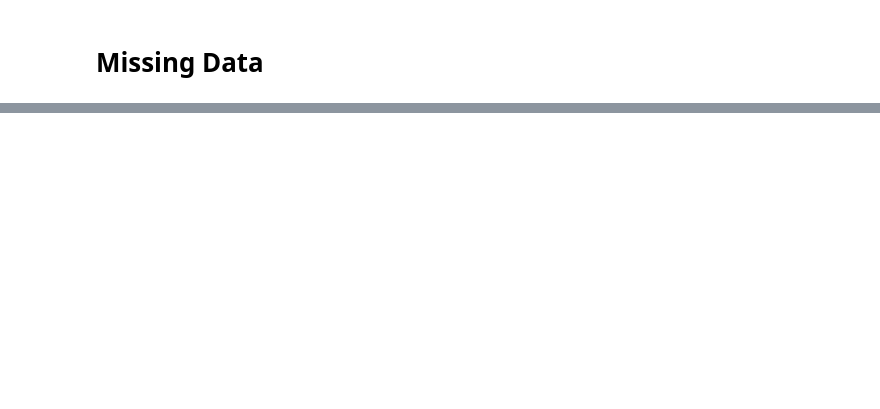
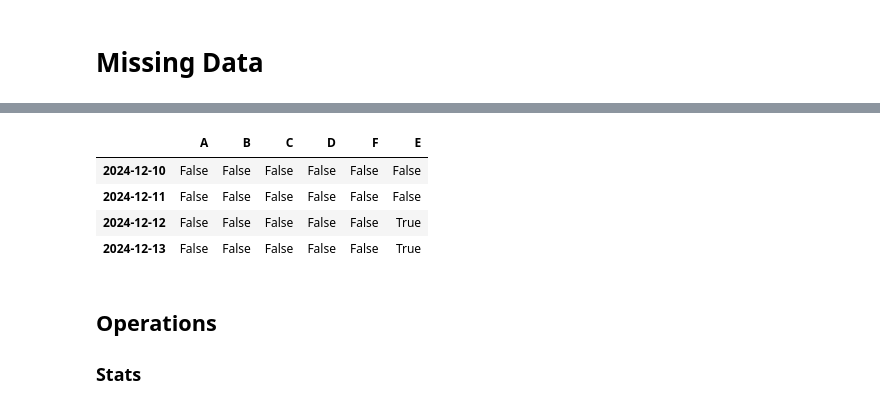
Before and after one commit to Ezrio1/playground, a Jupyter notebook: pandas/ten_m_pandas.ipynb, the cells around one changed output, grey strips where cells are left out. Saved outputs shown, nothing was run; the diff lists cells and outputs as text; code cells hidden in the pictures; blank space fills up the shorter version.

```diff
--- a/pandas/ten_m_pandas.ipynb
+++ b/pandas/ten_m_pandas.ipynb
@@ -368,0 +391,11 @@ df2
+# %%
+pd.isna(df1)
+# %% [output]
+|  | A | B | C | D | F | E |
+| 2024-12-10 | False | False | False | False | False | False |
+| 2024-12-11 | False | False | False | False | False | False |
+| 2024-12-12 | False | False | False | False | False | True |
+| 2024-12-13 | False | False | False | False | False | True |
+# %% [markdown]
+## Operations
+### Stats
```
Also changed, not shown: parts of 30 cells of this notebook, 3 other files.
